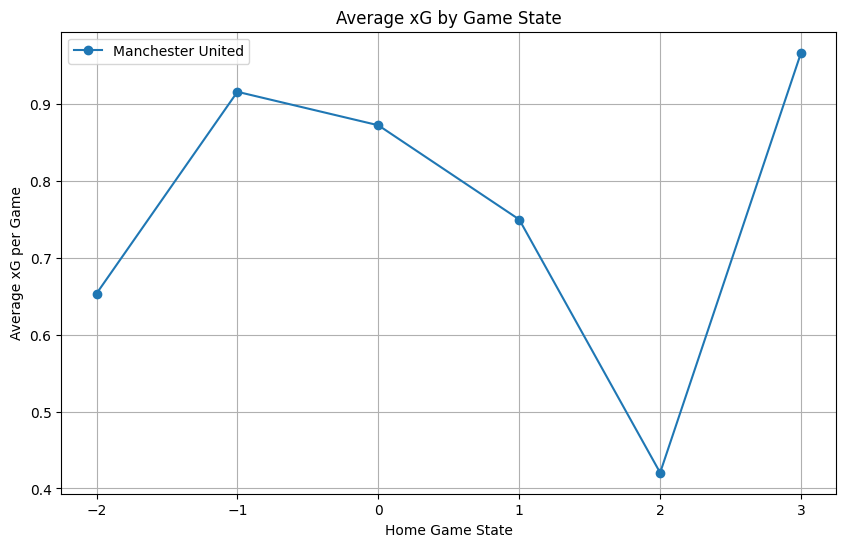
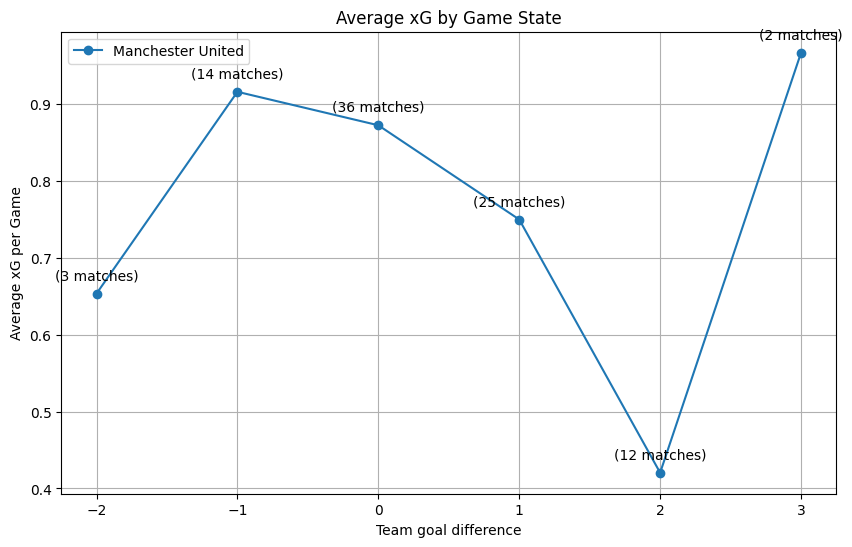
The notebook cell's code change between the first figure and the second:
--- before
+++ after
@@ -62,6 +62,8 @@
     team_data = avg_xg_by_state[avg_xg_by_state["team"] == team]
     plt.plot(team_data["home_game_state"], team_data["avg_xg_per_game"], marker='o', label=team)
+    for xi, yi, zi in zip(team_data["home_game_state"], team_data["avg_xg_per_game"], team_data["matches"]):
+        ax.annotate(f'({zi} matches)', (xi, yi), textcoords="offset points", xytext=(0,10), ha='center')
     
-    plt.xlabel("Home Game State")
+    plt.xlabel("Team goal difference")
     plt.ylabel("Average xG per Game")
     plt.title("Average xG by Game State")

Commit: Add number of matches on the gamestate plot.